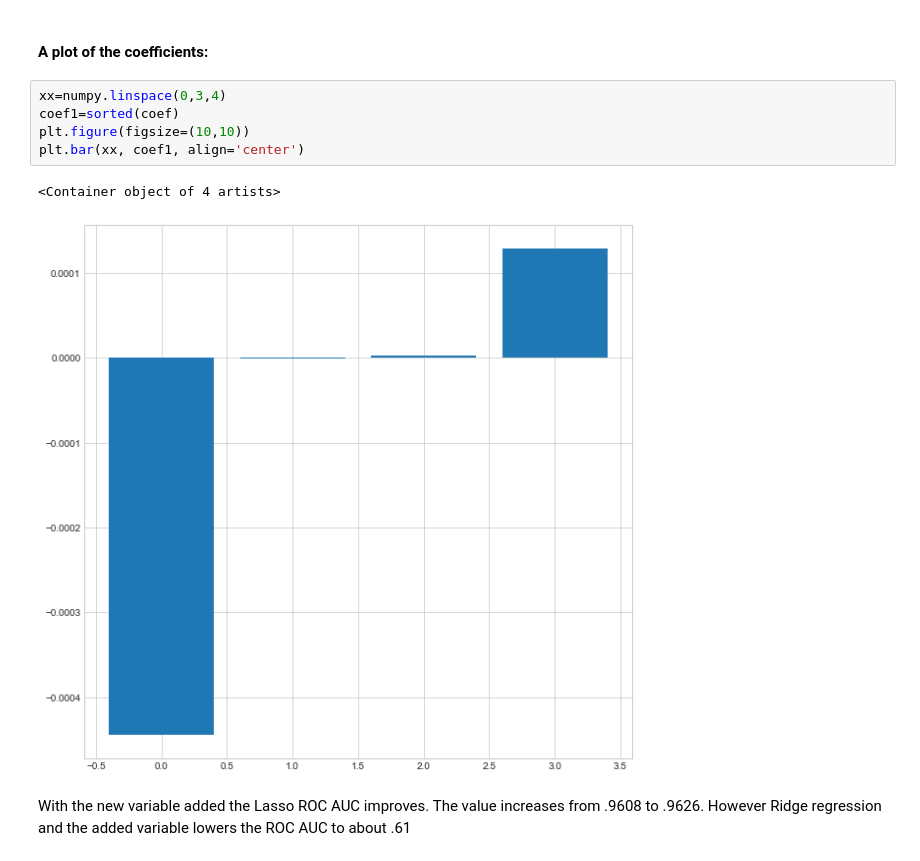
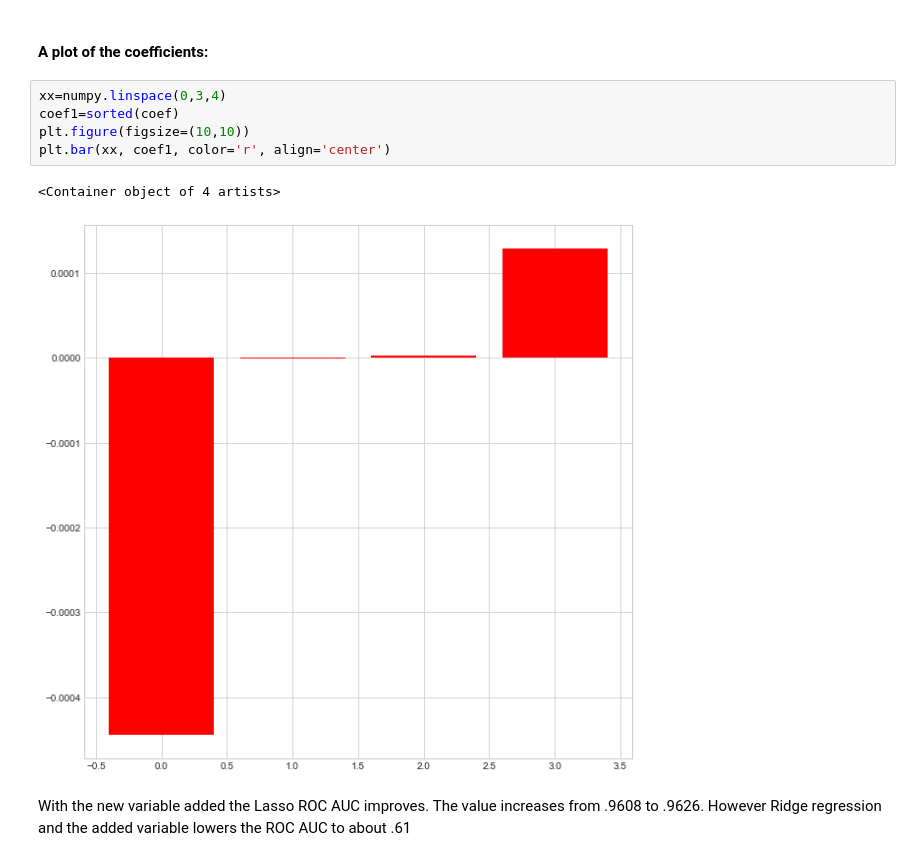
Before and after one commit to Columbia-Intro-Data-Science/python-introduction-puthes, a Jupyter notebook: Homework3.ipynb, the cells around one changed output. Drawn from its saved outputs; the diff is of its cells as text.

```diff
--- a/Homework3.ipynb
+++ b/Homework3.ipynb
@@ -367,11 +367,11 @@ ROC AUC: 0.6104938
 # %%
 xx=numpy.linspace(0,3,4)
 coef1=sorted(coef)
 plt.figure(figsize=(10,10))
-plt.bar(xx, coef1, align='center')
+plt.bar(xx, coef1, color='r', align='center')
 # %% [output]
 <Container object of 4 artists>
-[figure, old version]
+[figure, new version]
 # %% [markdown]
 With the new variable added the Lasso ROC AUC improves.  The value increases from .9608 to .9626.  However Ridge regression and the added variable lowers the ROC AUC to about .61
 # %% [markdown]
```
